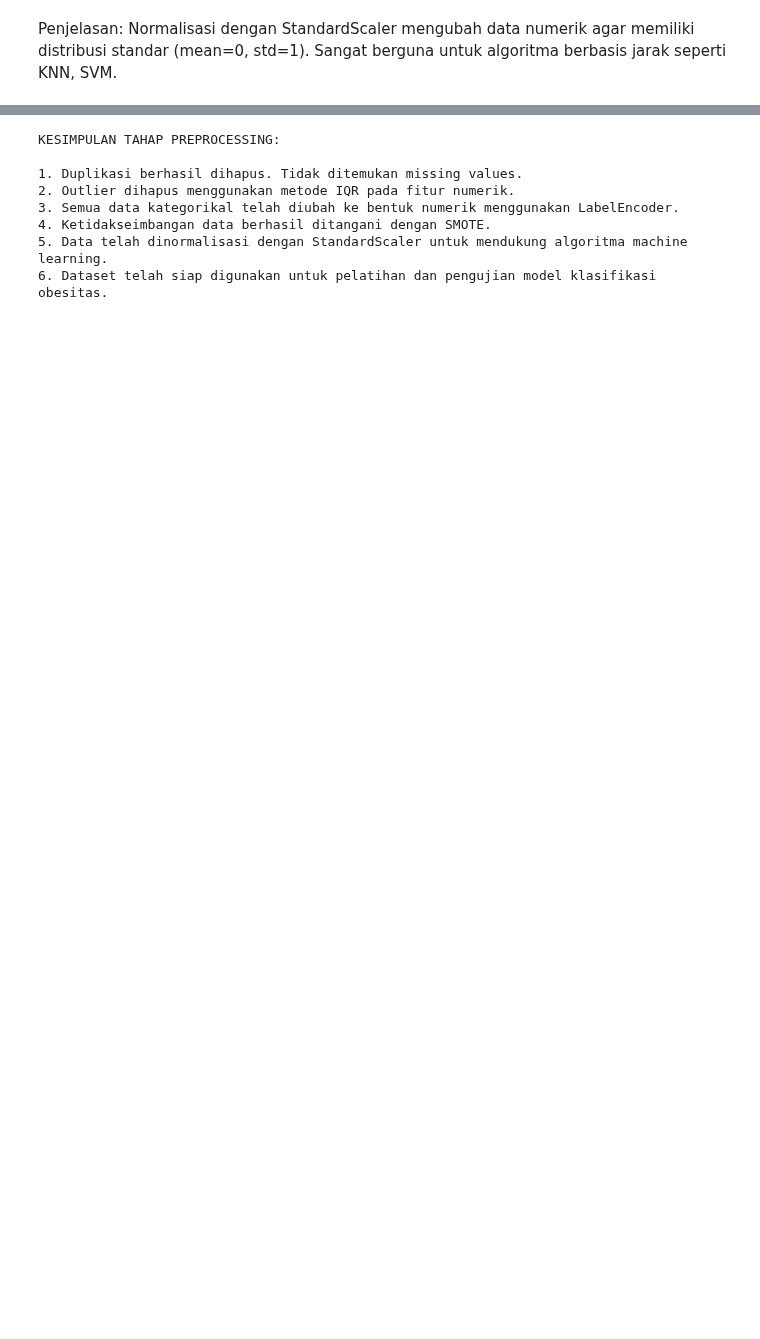
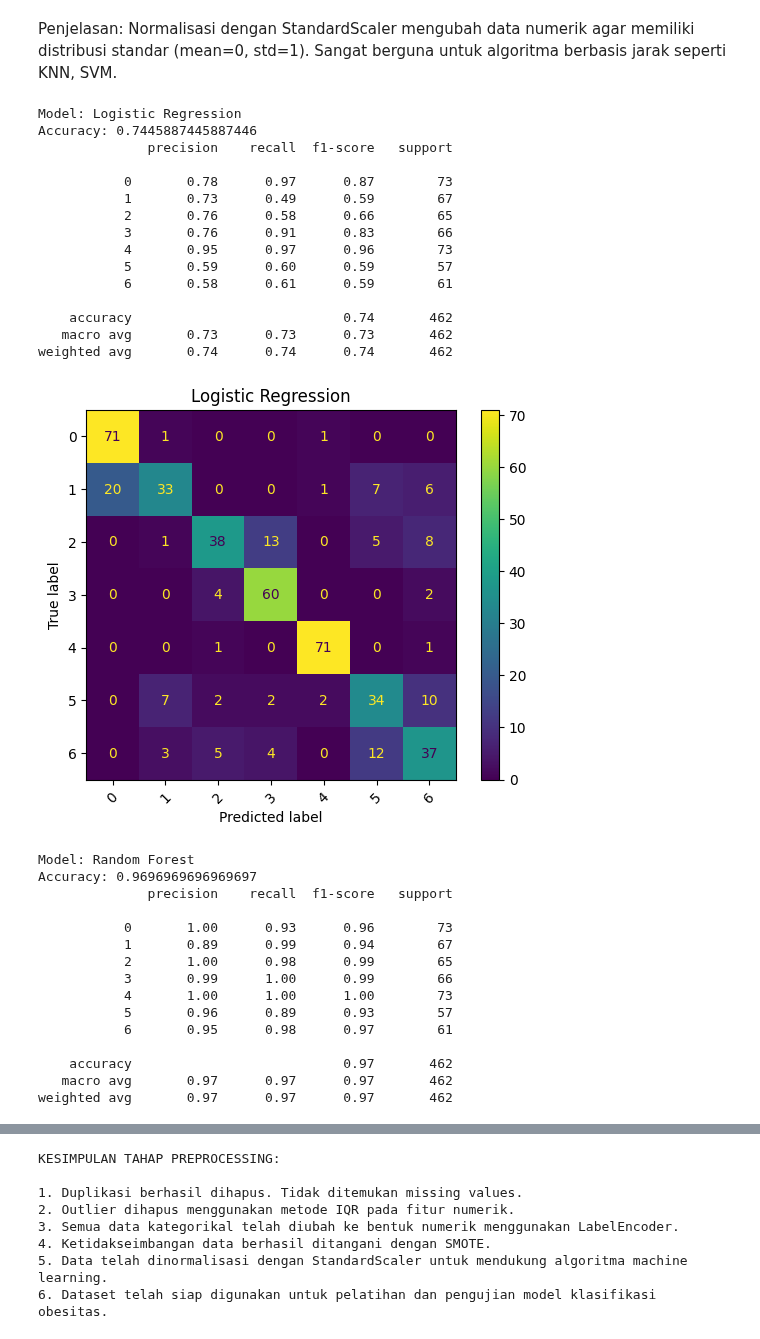
Before and after one commit to EfandraEka/CAPSTONE-PROJECT_Minggu1, a Jupyter notebook: CAPSTONE_PROJECT.ipynb, the cells around one changed output, grey strips where cells are left out. Saved outputs shown, nothing was run; the diff lists cells and outputs as text; code cells hidden in the pictures; blank space fills up the shorter version.

```diff
--- a/CAPSTONE_PROJECT.ipynb
+++ b/CAPSTONE_PROJECT.ipynb
@@ -146,16 +165,3 @@ Menampilkan distribusi setiap fitur kategorikal untuk analisis lebih lanjut.
-# %%
-df.drop_duplicates(inplace=True)
 # %% [markdown]
 Penjelasan:
 Menghapus baris yang identik untuk menjaga keunikan data.
-# %%
-def remove_outliers(df, column):
-    Q1 = df[column].quantile(0.25)
-    Q3 = df[column].quantile(0.75)
-    IQR = Q3 - Q1
-    lower = Q1 - 1.5 * IQR
-    upper = Q3 + 1.5 * IQR
-    return df[(df[column] >= lower) & (df[column] <= upper)]
-
-for col in numerical_cols:
-    df = remove_outliers(df, col)
@@ -165,8 +167,0 @@ Menghapus outlier menggunakan metode IQR (Interquartile Range), agar model tidak
-# %%
-categorical_cols = df.select_dtypes(include='object').columns
-label_encoders = {}
-
-for col in categorical_cols:
-    le = LabelEncoder()
-    df[col] = le.fit_transform(df[col])
-    label_encoders[col] = le
@@ -224,0 +186,50 @@ Normalisasi dengan StandardScaler mengubah data numerik agar memiliki distribusi
+# %%
+# Inisialisasi 3 model
+models = {
+    "Logistic Regression": LogisticRegression(max_iter=1000),
+    "Random Forest": RandomForestClassifier(),
+    "SVM": SVC()
+}
+
+# Latih & evaluasi tiap model
+for name, model in models.items():
+    model.fit(X_train, y_train)
+    y_pred = model.predict(X_test)
+    print(f"\nModel: {name}")
+    print("Accuracy:", accuracy_score(y_test, y_pred))
+    print(classification_report(y_test, y_pred))
+    ConfusionMatrixDisplay(confusion_matrix(y_test, y_pred)).plot(xticks_rotation=45)
+    plt.title(name)
+    plt.show()
+# %% [output]
+Model: Logistic Regression
+Accuracy: 0.7445887445887446
+              precision    recall  f1-score   support
+
+           0       0.78      0.97      0.87        73
+           1       0.73      0.49      0.59        67
+           2       0.76      0.58      0.66        65
+           3       0.76      0.91      0.83        66
+           4       0.95      0.97      0.96        73
+           5       0.59      0.60      0.59        57
+           6       0.58      0.61      0.59        61
+
+    accuracy                           0.74       462
+   macro avg       0.73      0.73      0.73       462
+weighted avg       0.74      0.74      0.74       462
+[figure, added]
+Model: Random Forest
+Accuracy: 0.9696969696969697
+              precision    recall  f1-score   support
+
+           0       1.00      0.93      0.96        73
+           1       0.89      0.99      0.94        67
+           2       1.00      0.98      0.99        65
+           3       0.99      1.00      0.99        66
+           4       1.00      1.00      1.00        73
+           5       0.96      0.89      0.93        57
+           6       0.95      0.98      0.97        61
+
+    accuracy                           0.97       462
+   macro avg       0.97      0.97      0.97       462
+weighted avg       0.97      0.97      0.97       462
```
Also changed, not shown: parts of 41 cells of this notebook.
